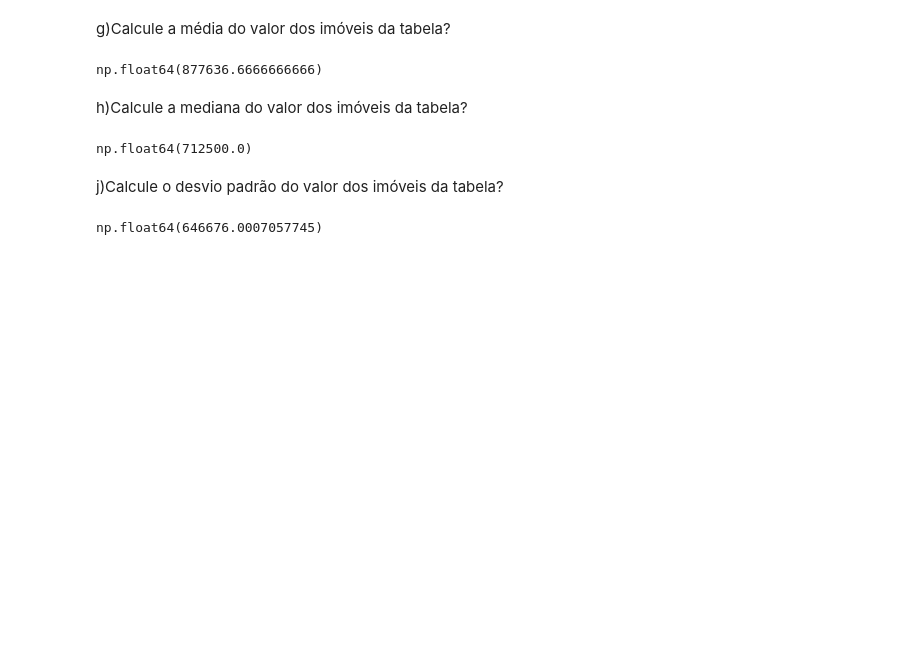
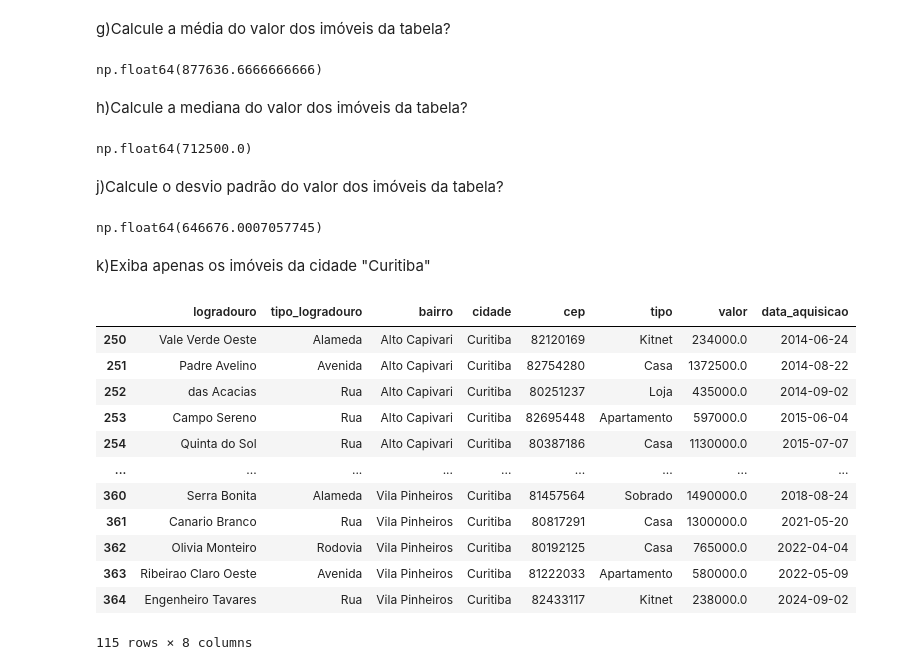
Before and after one commit to kauanmmmartins/Pratica-Pandas, a Jupyter notebook: pandas/1-revisão.ipynb, the cells around one changed output. Cells and saved outputs as stored; diff of their text form; code cells hidden in the pictures; blank space fills up the shorter version.

```diff
--- a/pandas/1-revisão.ipynb
+++ b/pandas/1-revisão.ipynb
@@ -111,3 +111,21 @@ j)Calcule o desvio padrão do valor dos imóveis da tabela?
 df["valor"].std()
 # %% [output]
 np.float64(646676.0007057745)
+# %% [markdown]
+k)Exiba apenas os imóveis da cidade "Curitiba"
+# %%
+df[df["cidade"] == "Curitiba"]
+# %% [output]
+|  | logradouro | tipo_logradouro | bairro | cidade | cep | tipo | valor | data_aquisicao |
+| 250 | Vale Verde Oeste | Alameda | Alto Capivari | Curitiba | 82120169 | Kitnet | 234000.0 | 2014-06-24 |
+| 251 | Padre Avelino | Avenida | Alto Capivari | Curitiba | 82754280 | Casa | 1372500.0 | 2014-08-22 |
+| 252 | das Acacias | Rua | Alto Capivari | Curitiba | 80251237 | Loja | 435000.0 | 2014-09-02 |
+| 253 | Campo Sereno | Rua | Alto Capivari | Curitiba | 82695448 | Apartamento | 597000.0 | 2015-06-04 |
+| 254 | Quinta do Sol | Rua | Alto Capivari | Curitiba | 80387186 | Casa | 1130000.0 | 2015-07-07 |
+| ... | ... | ... | ... | ... | ... | ... | ... | ... |
+| 360 | Serra Bonita | Alameda | Vila Pinheiros | Curitiba | 81457564 | Sobrado | 1490000.0 | 2018-08-24 |
+| 361 | Canario Branco | Rua | Vila Pinheiros | Curitiba | 80817291 | Casa | 1300000.0 | 2021-05-20 |
+| 362 | Olivia Monteiro | Rodovia | Vila Pinheiros | Curitiba | 80192125 | Casa | 765000.0 | 2022-04-04 |
+| 363 | Ribeirao Claro Oeste | Avenida | Vila Pinheiros | Curitiba | 81222033 | Apartamento | 580000.0 | 2022-05-09 |
+| 364 | Engenheiro Tavares | Rua | Vila Pinheiros | Curitiba | 82433117 | Kitnet | 238000.0 | 2024-09-02 |
+115 rows × 8 columns
```
Also changed, not shown: parts of 20 cells of this notebook.
